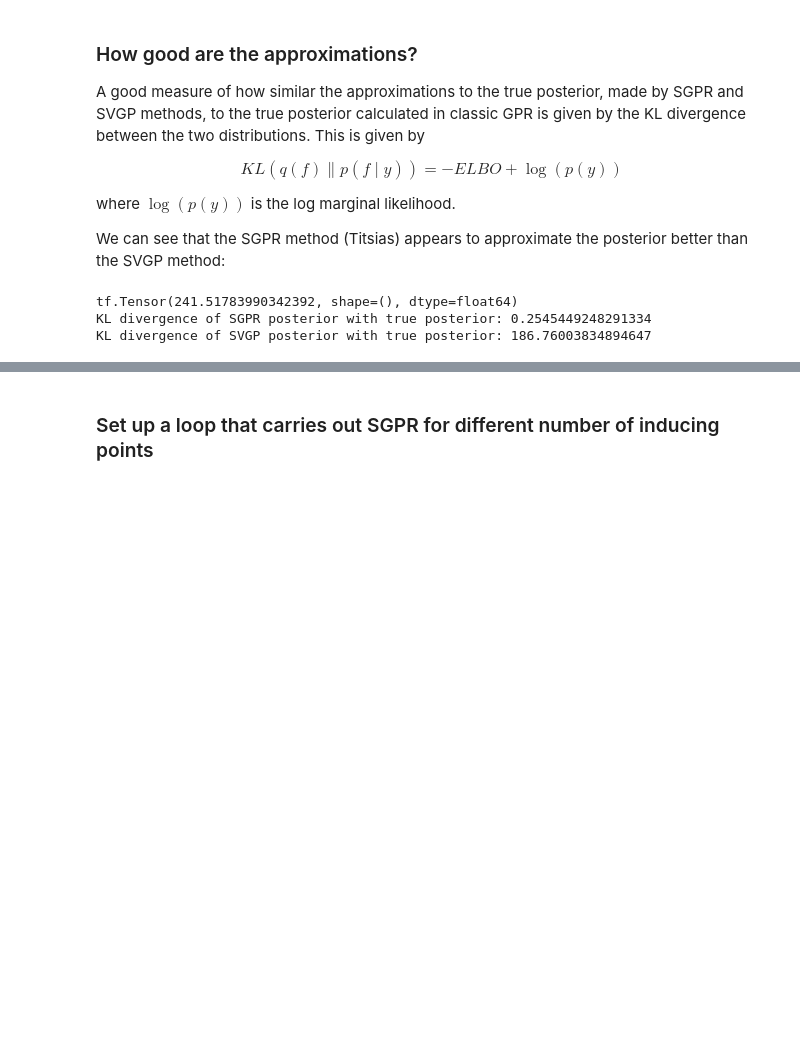
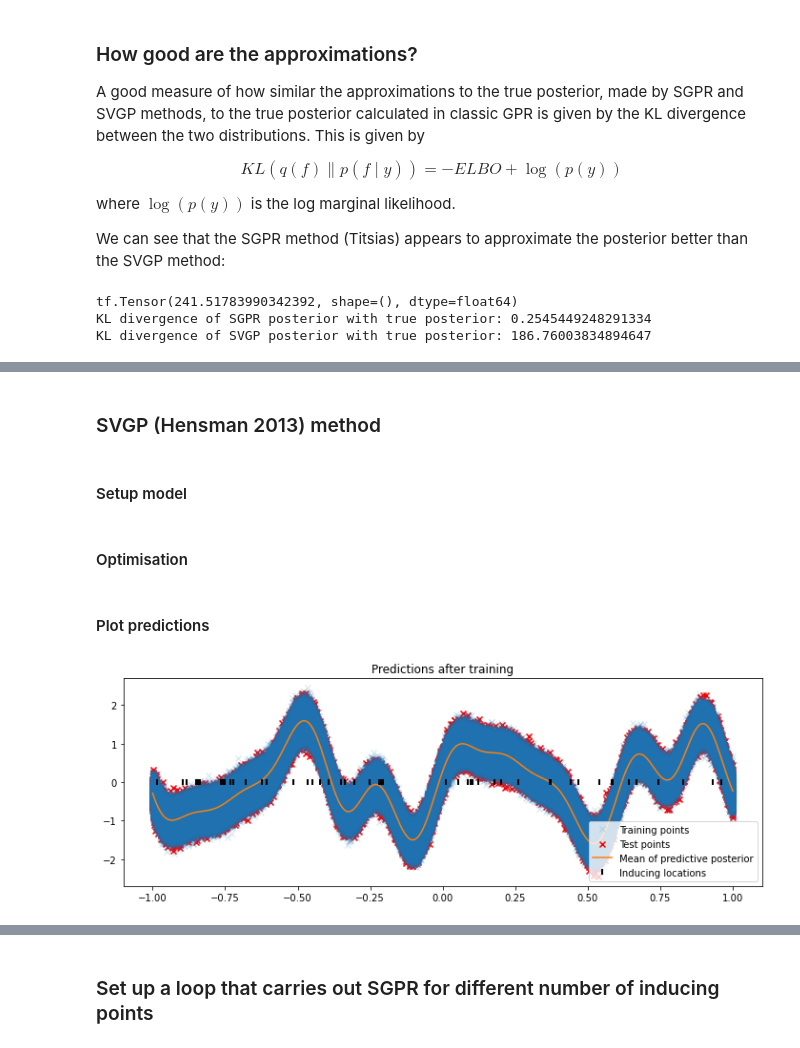
Before and after one commit to hugheshallettj/1D_regression_SGP, a Jupyter notebook: 1Dsparse_GPs_regression.ipynb, the cells around one changed output, grey strips where cells are left out. Drawn from its saved outputs; the diff is of its cells as text; code cells hidden in the pictures; blank space fills up the shorter version.

```diff
--- a/1Dsparse_GPs_regression.ipynb
+++ b/1Dsparse_GPs_regression.ipynb
@@ -315,0 +396,12 @@ How do we get a log marginal likelihood that is greater than 0, since we are tak
+# %% [markdown]
+### SVGP (Hensman 2013) method
+# %% [markdown]
+#### Setup model
+# %%
+M = 50  # Number of inducing locations
+
+Z_SVGP = X_train[:M, :].copy()
+
+kernel = gpflow.kernels.SquaredExponential()
+
+m_SVGP = gpflow.models.SVGP(kernel, gpflow.likelihoods.Gaussian(), Z_SVGP, num_data=N)
@@ -315,0 +410,2 @@ How do we get a log marginal likelihood that is greater than 0, since we are tak
+# %% [markdown]
+#### Optimisation
@@ -315,0 +421,6 @@ How do we get a log marginal likelihood that is greater than 0, since we are tak
+# %% [markdown]
+#### Plot predictions
+# %%
+SVGP_y_predict, SVGP_var = plot(m_SVGP, "Predictions after training", plot_inducing_points=True)
+# %% [output]
+[figure, added]
```
Also changed, not shown: parts of 30 cells of this notebook, 1 other file.
